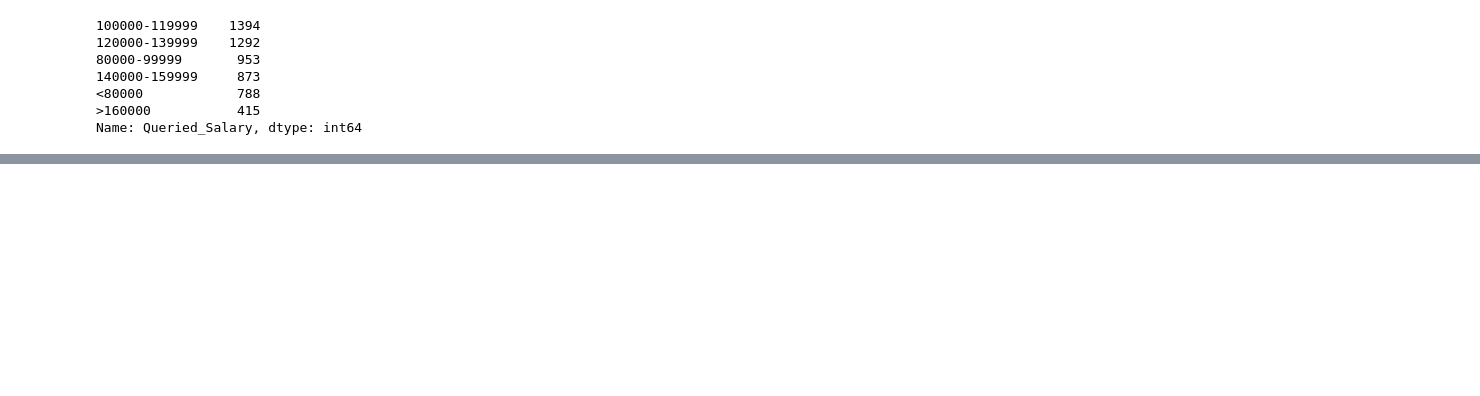
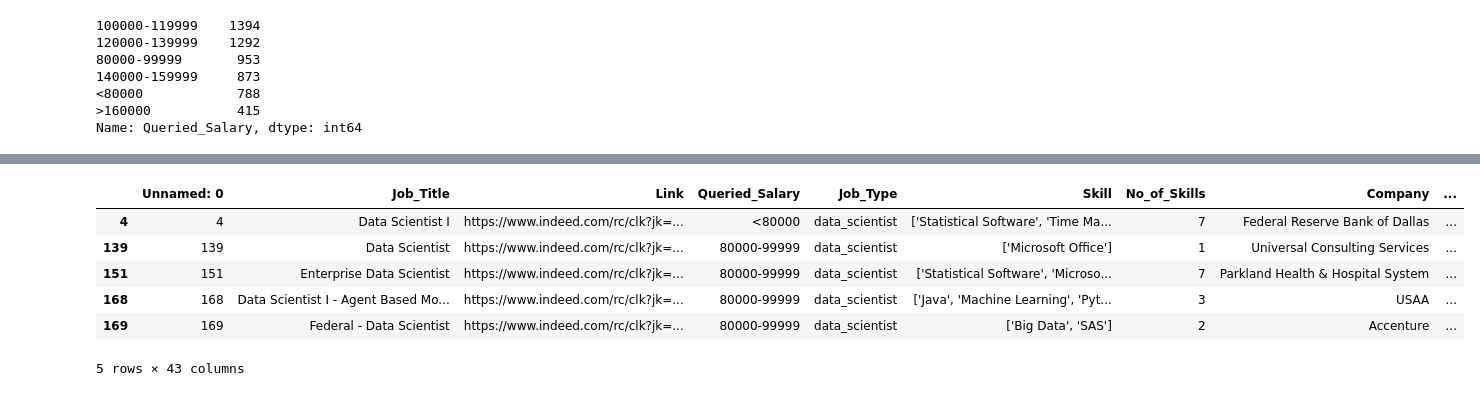
Before and after one commit to wcopeland118/Analysis-of-Data-Job-Salaries, a Jupyter notebook: Will/Data Exploration.ipynb, the cells around one changed output, grey strips where cells are left out. Cells and saved outputs as stored; diff of their text form; code cells hidden in the pictures; blank space fills up the shorter version.

```diff
--- a/Will/Data Exploration.ipynb
+++ b/Will/Data Exploration.ipynb
@@ -115,2 +128,0 @@ def Industrygraph(data,var1,var2):
-# %%
-df = df.loc[df["Job_Type"] == "data_analyst",:]
@@ -150,0 +165,2 @@ plt.savefig(f"Bar Graphs/{var2} vs {var1} Bar Graph.png")
+# %%
+df_texas = df_industry.loc[df_industry["Location"] == "TX",:]
@@ -150,0 +177,10 @@ plt.savefig(f"Bar Graphs/{var2} vs {var1} Bar Graph.png")
+# %%
+df_texas.head()
+# %% [output]
+|  | Unnamed: 0 | Job_Title | Link | Queried_Salary | Job_Type | Skill | No_of_Skills | Company | ... |
+| 4 | 4 | Data Scientist I | https://www.indeed.com/rc/clk?jk=... | <80000 | data_scientist | ['Statistical Software', 'Time Ma... | 7 | Federal Reserve Bank of Dallas | ... |
+| 139 | 139 | Data Scientist | https://www.indeed.com/rc/clk?jk=... | 80000-99999 | data_scientist | ['Microsoft Office'] | 1 | Universal Consulting Services | ... |
+| 151 | 151 | Enterprise Data Scientist | https://www.indeed.com/rc/clk?jk=... | 80000-99999 | data_scientist | ['Statistical Software', 'Microso... | 7 | Parkland Health & Hospital System | ... |
+| 168 | 168 | Data Scientist I - Agent Based Mo... | https://www.indeed.com/rc/clk?jk=... | 80000-99999 | data_scientist | ['Java', 'Machine Learning', 'Pyt... | 3 | USAA | ... |
+| 169 | 169 | Federal - Data Scientist | https://www.indeed.com/rc/clk?jk=... | 80000-99999 | data_scientist | ['Big Data', 'SAS'] | 2 | Accenture | ... |
+5 rows × 43 columns
```
Also changed, not shown: parts of 21 cells of this notebook, 6 other files.
